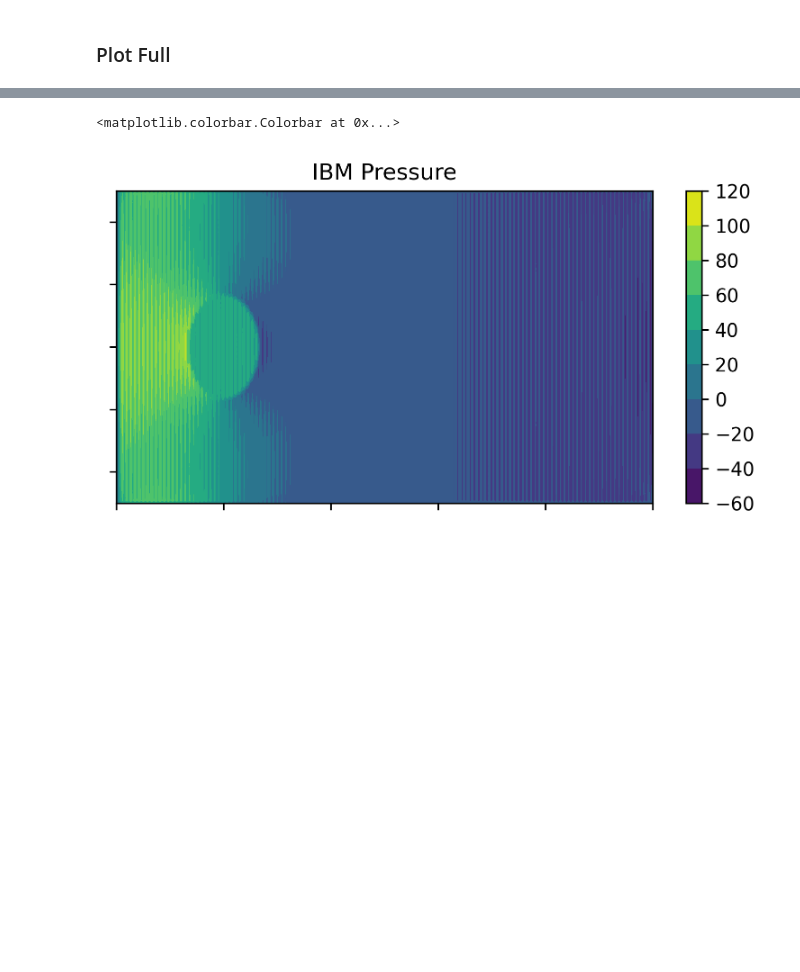
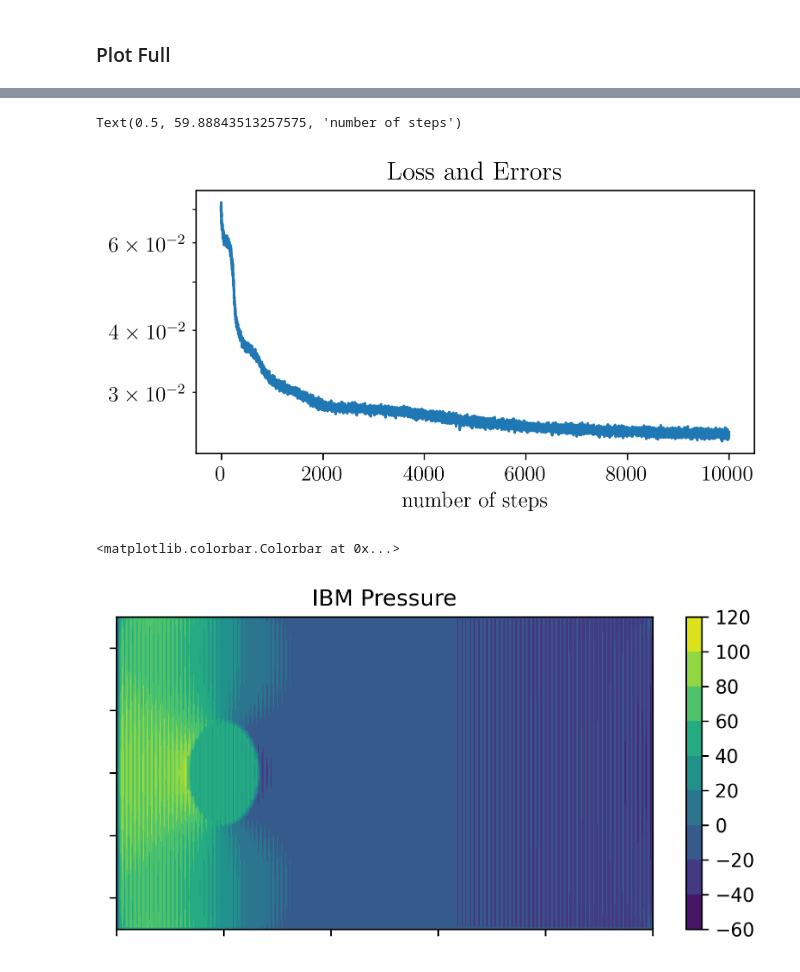
Before and after one commit to mskPark/DRLPDE, a Jupyter notebook: tools/ErrorPlot_JCPexample6.ipynb, the cells around one changed output, grey strips where cells are left out. Drawn from its saved outputs; the diff is of its cells as text; code cells hidden in the pictures; blank space fills up the shorter version.

```diff
--- a/tools/ErrorPlot_JCPexample6.ipynb
+++ b/tools/ErrorPlot_JCPexample6.ipynb
@@ -397 +356,27 @@ colorbar5.ax.tick_params(labelsize=10)
+# %%
+steps = range(int(parameters['trainingsteps']))
+L2loss = losses[:,:,0]
+Linfloss = np.sqrt(losses[:,:,1])
+#L2error = np.sqrt(errors[:,:,0])
+#Linferror = np.sqrt(np.amax(errors[:,:,1], axis=1))
+
+fig, ax = plt.subplots(nrows=1, ncols=1, figsize=[6.4, 4])
+
+plt.tight_layout(pad=5.0)
+
+ax.set_title('Loss and Errors')
+
+ax.semilogy(steps, np.sqrt(L2loss[:,0]))
+#ax.semilogy(steps, np.sqrt(L2loss[:,1]))
+#ax.semilogy(steps, np.sqrt(Linfloss[:,0]))
+#ax.semilogy(steps, L2error[:,0])
+#ax.semilogy(steps, Linferror)
+#ax.legend(['Interior L2 loss', 'Interior Linf loss', 'Interior L2 error', 'Interior Linf error'])
+ax.set_xlabel('number of steps')
+
+#ax[1].set_title('Comparing L2 loss and L2 error')
+#ax[1].semilogy(steps, np.abs( 5.1148*L2loss - L2error) )
+# %% [output]
+Text(0.5, 59.88843513257575, 'number of steps')
+[figure, added]
 # %%
```
Also changed, not shown: parts of 11 cells of this notebook, 15 other files.
